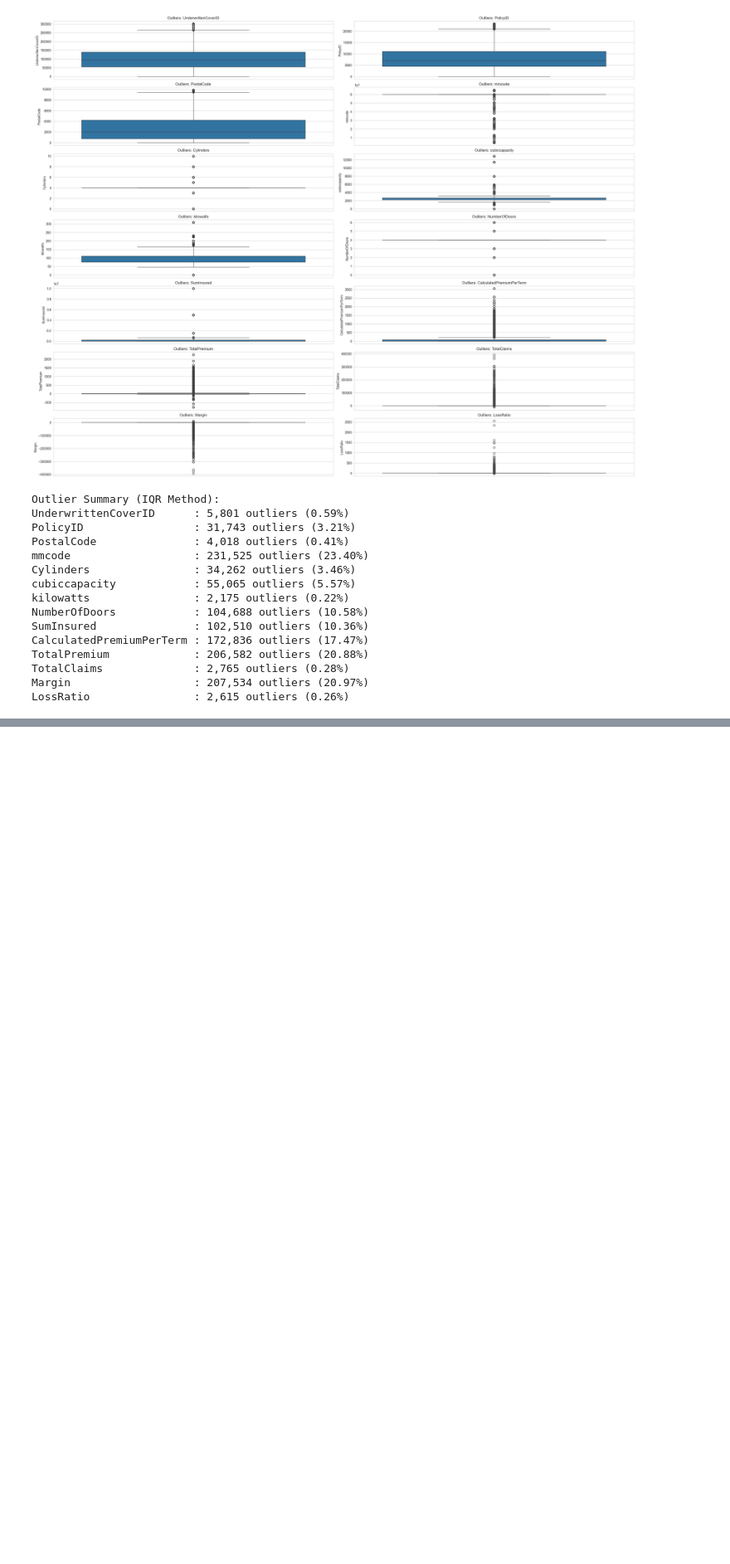
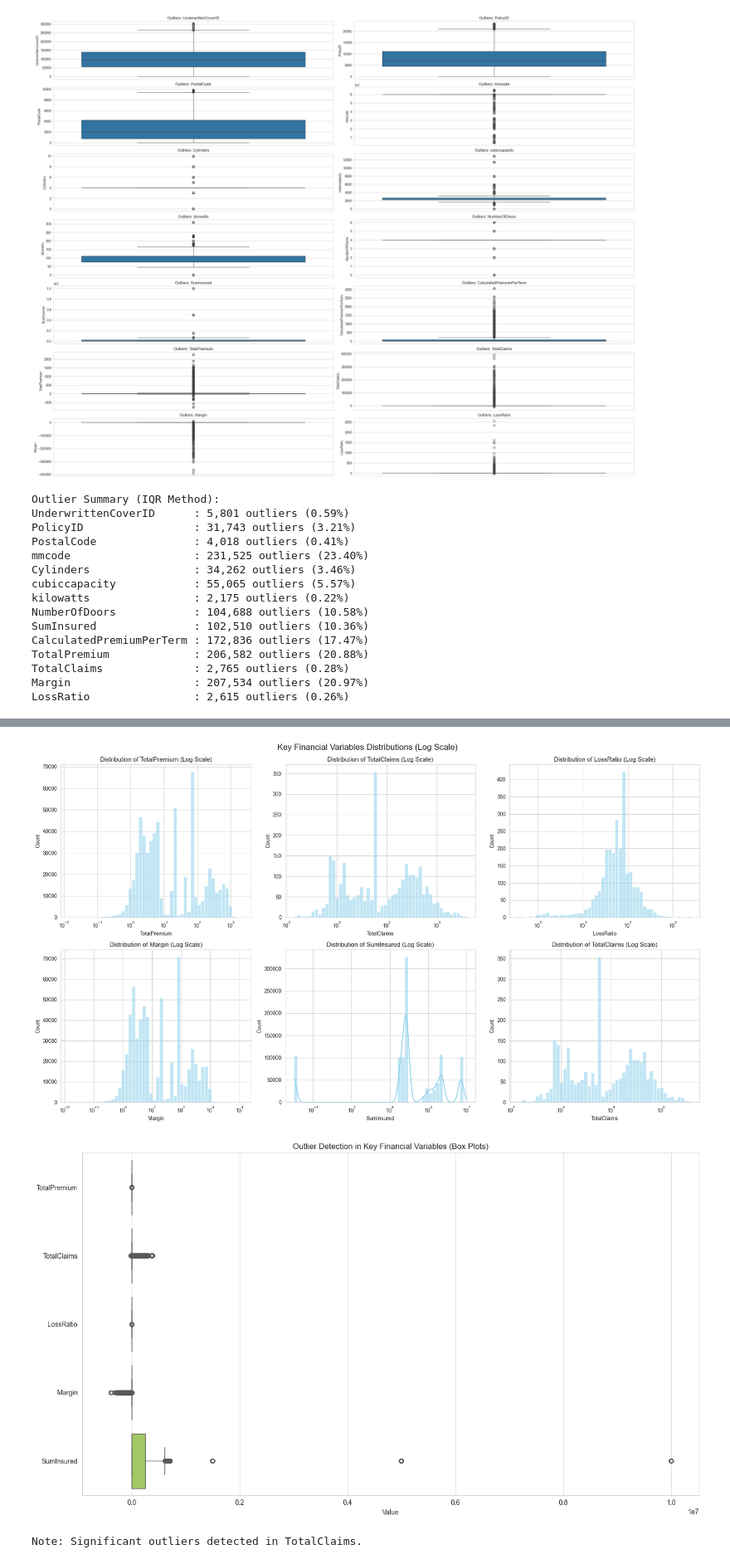
Before and after one commit to Melki123shi/insurance-risk-analytics, a Jupyter notebook: notebooks/01_eda.ipynb, the cells around one changed output, grey strips where cells are left out. Shown at 83% size. Cells and saved outputs as stored; diff of their text form; code cells hidden in the pictures; blank space fills up the shorter version.

```diff
--- a/notebooks/01_eda.ipynb
+++ b/notebooks/01_eda.ipynb
@@ -464,0 +491,6 @@ LossRatio                : 2,615 outliers (0.26%)
+# %%
+plot_financial_distributions_and_outliers(df_clean)
+# %% [output]
+[figure, added]
+[figure, added]
+Note: Significant outliers detected in TotalClaims.
```
Also changed, not shown: parts of 5 cells of this notebook, 3 other files.
